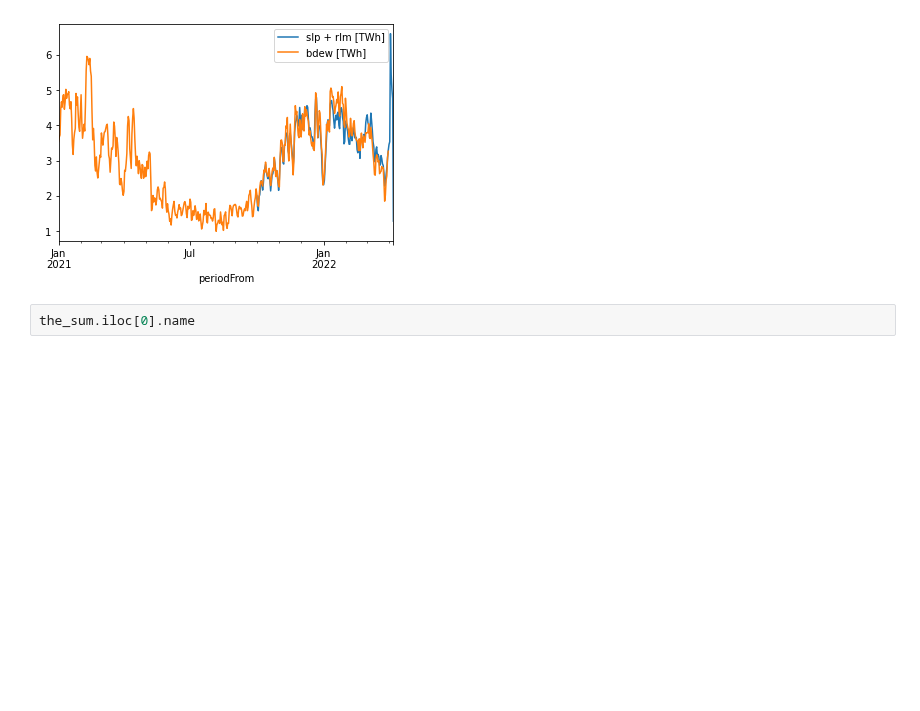
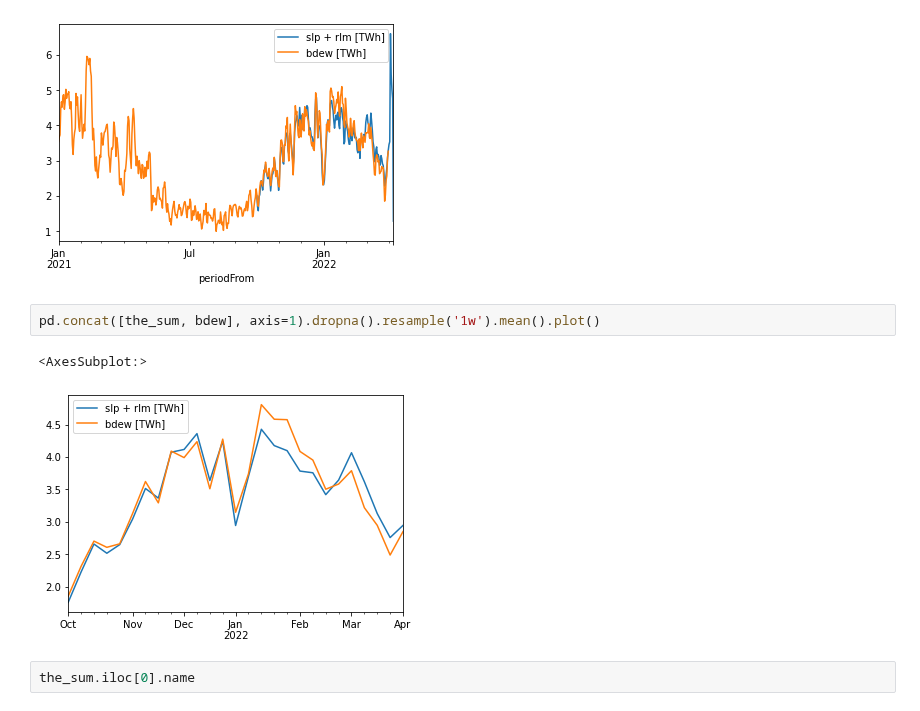
Before and after one commit to oruhnau/energy_demand, a Jupyter notebook: top_down/preprocessing.ipynb, the cells around one changed output. Drawn from its saved outputs; the diff is of its cells as text; blank space fills up the shorter version.

Commit message:
minor changes preprocessing (plot with weekly resampling)

```diff
--- a/top_down/preprocessing.ipynb
+++ b/top_down/preprocessing.ipynb
@@ -64,6 +64,11 @@ plt.show()
 # %% [output]
 [figure]
 [figure]
+# %%
+pd.concat([the_sum, bdew], axis=1).dropna().resample('1w').mean().plot()
+# %% [output]
+<AxesSubplot:>
+[figure, added]
 # %%
 the_sum.iloc[0].name
 # %% [output]
```
